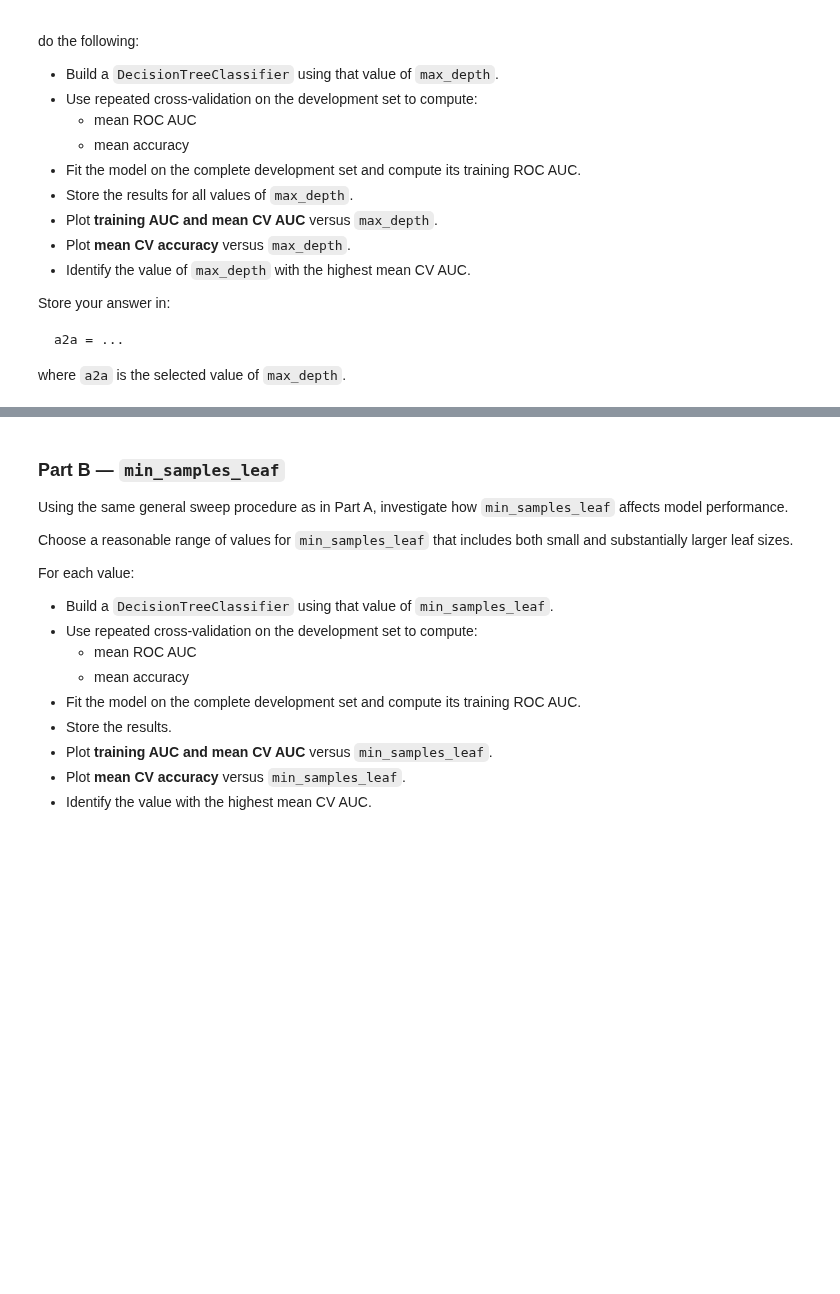
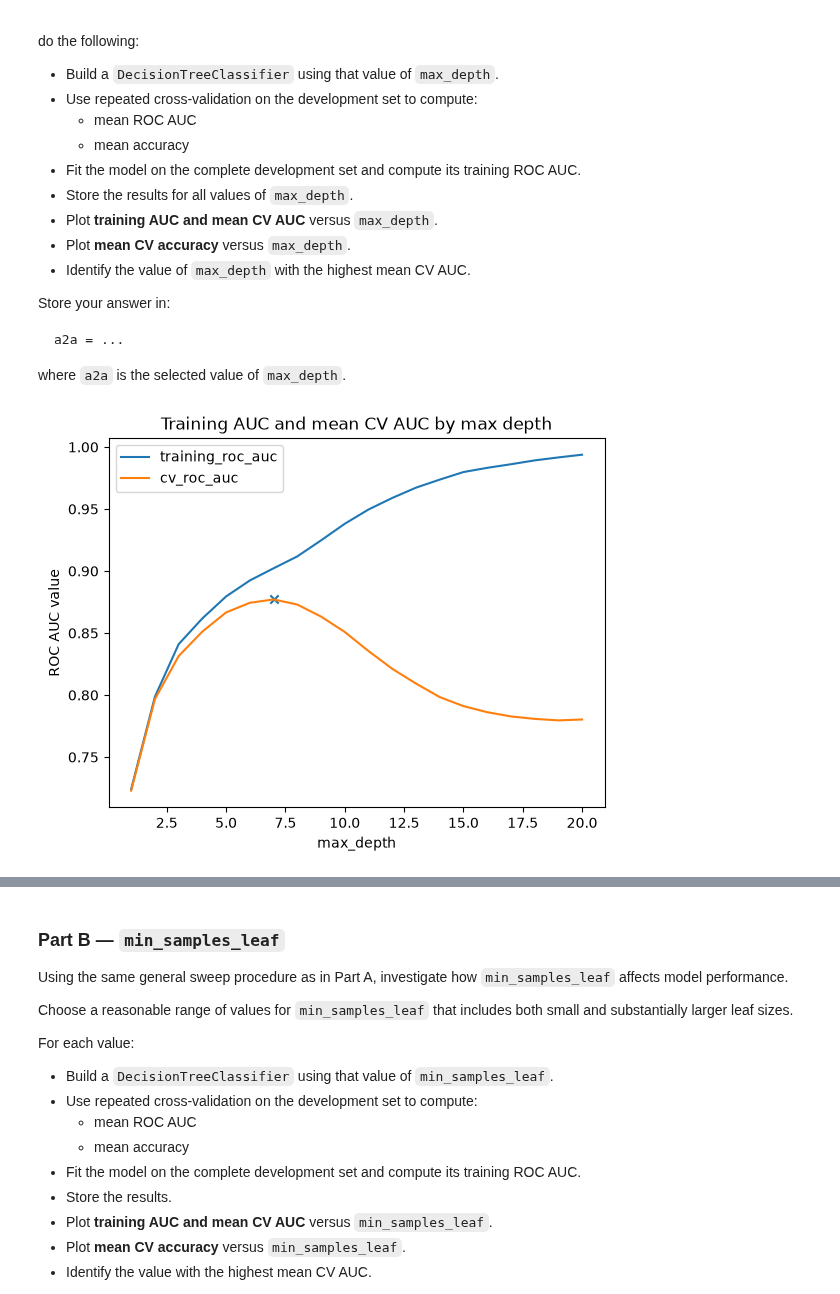
Before and after one commit to max-issokson-bu/DX603-Assignments, a Jupyter notebook: Homework_06.ipynb, the cells around one changed output, grey strips where cells are left out. Drawn from its saved outputs; the diff is of its cells as text; code cells hidden in the pictures; blank space fills up the shorter version.

```diff
--- a/Homework_06.ipynb
+++ b/Homework_06.ipynb
@@ -348,0 +391,39 @@ where `a2a` is the selected value of `max_depth`.
+# %%
+# Your code here, as more cells as needed
+depth_values = range(1, 21)
+
+cv_roc_auc = []
+cv_accuracy = []
+training_roc_auc = []
+
+for depth in depth_values:
+    model = DecisionTreeClassifier(max_depth=depth, random_state=random_seed)
+    scores = cross_validate(
+        model,
+        X_development,
+        y_development,
+        cv = repeated_cv,
+        scoring=['roc_auc', 'accuracy'],
+        n_jobs=-1
+        )
+    cv_roc_auc.append(round(scores['test_roc_auc'].mean(),4))
+    cv_accuracy.append(round(scores['test_accuracy'].mean(),4))
+    model.fit(X_development, y_development)
+    a2a_y_dev_pred_proba = model.predict_proba(X_development)[:,1]
+    training_roc_auc.append(round(roc_auc_score(y_development, a2a_y_dev_pred_proba),4))
+# %%
+best_index = np.argmax(cv_roc_auc)
+
+best_max_depth = list(depth_values)[best_index]
+best_cv_roc_auc = cv_roc_auc[best_index]
+# %%
+plt.plot(depth_values, training_roc_auc, label = 'training_roc_auc')
+plt.plot(depth_values, cv_roc_auc, label = 'cv_roc_auc')
+plt.scatter(best_max_depth, best_cv_roc_auc, marker='x')
+plt.legend()
+plt.title("Training AUC and mean CV AUC by max depth")
+plt.ylabel('ROC AUC value')
+plt.xlabel('max_depth')
+plt.show()
+# %% [output]
+[figure, added]
```
Also changed, not shown: parts of 55 cells of this notebook.
